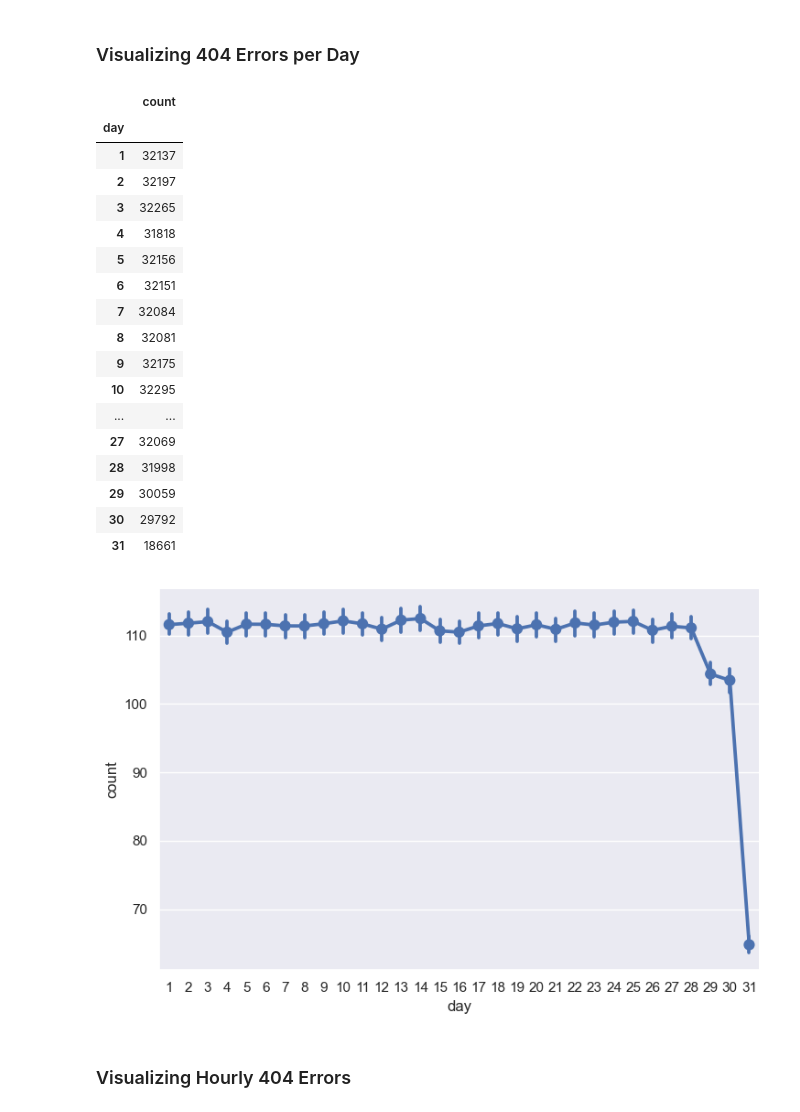
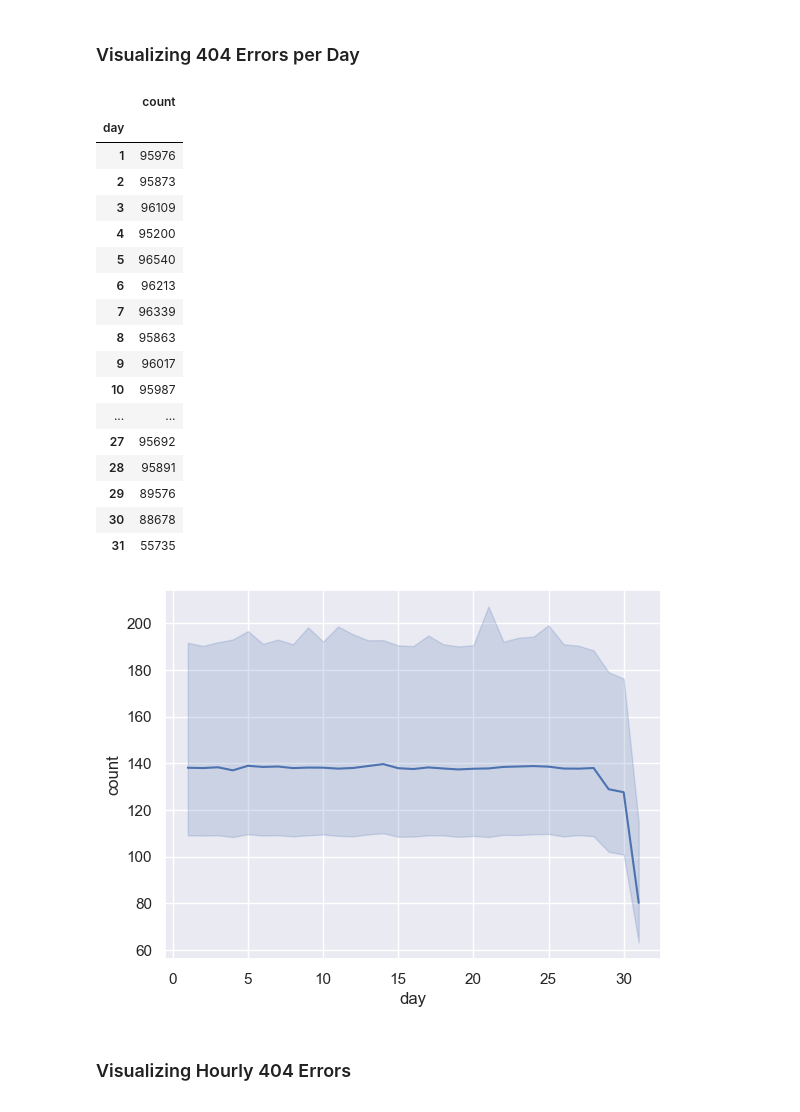
Before and after one commit to wangyuhsin/log_analytics, a Jupyter notebook: SectionB/SectionB_demo.ipynb, the cells around one changed output. Cells and saved outputs as stored; diff of their text form; code cells hidden in the pictures.

```diff
--- a/SectionB/SectionB_demo.ipynb
+++ b/SectionB/SectionB_demo.ipynb
@@ -4,7 +4,7 @@ import pandas as pd
 import matplotlib.pyplot as plt
 import seaborn as sns
 
-hdfs_path = "hdfs://127.0.0.1:9000/output/"
+hdfs_path = 'hdfs_output_path = "hdfs://127.0.0.1:9000/output"'
 # %% [markdown]
 ### Finding Missing Values
 # %% [markdown]
@@ -255,28 +262,27 @@ errors_by_date_sorted_df.groupby('day').sum().sort_index(ascending=True)
 # %% [output]
 |  | count |
 | day |  |
-| 1 | 32137 |
-| 2 | 32197 |
-| 3 | 32265 |
-| 4 | 31818 |
-| 5 | 32156 |
-| 6 | 32151 |
-| 7 | 32084 |
-| 8 | 32081 |
-| 9 | 32175 |
-| 10 | 32295 |
+| 1 | 95976 |
+| 2 | 95873 |
+| 3 | 96109 |
+| 4 | 95200 |
+| 5 | 96540 |
+| 6 | 96213 |
+| 7 | 96339 |
+| 8 | 95863 |
+| 9 | 96017 |
+| 10 | 95987 |
 | ... | ... |
-| 27 | 32069 |
-| 28 | 31998 |
-| 29 | 30059 |
-| 30 | 29792 |
-| 31 | 18661 |
+| 27 | 95692 |
+| 28 | 95891 |
+| 29 | 89576 |
+| 30 | 88678 |
+| 31 | 55735 |
 # %%
-c = sns.catplot(x='day', y='count',
-                data=errors_by_date_sorted_df,
-                kind='point', height=5, aspect=1.5)
+c = sns.lineplot(x='day', y='count',
+                data=errors_by_date_sorted_df)
 # %% [output]
-[figure, old version]
+[figure, new version]
 # %% [markdown]
 ### Visualizing Hourly 404 Errors
 # %%
```
Also changed, not shown: parts of 17 cells of this notebook.
